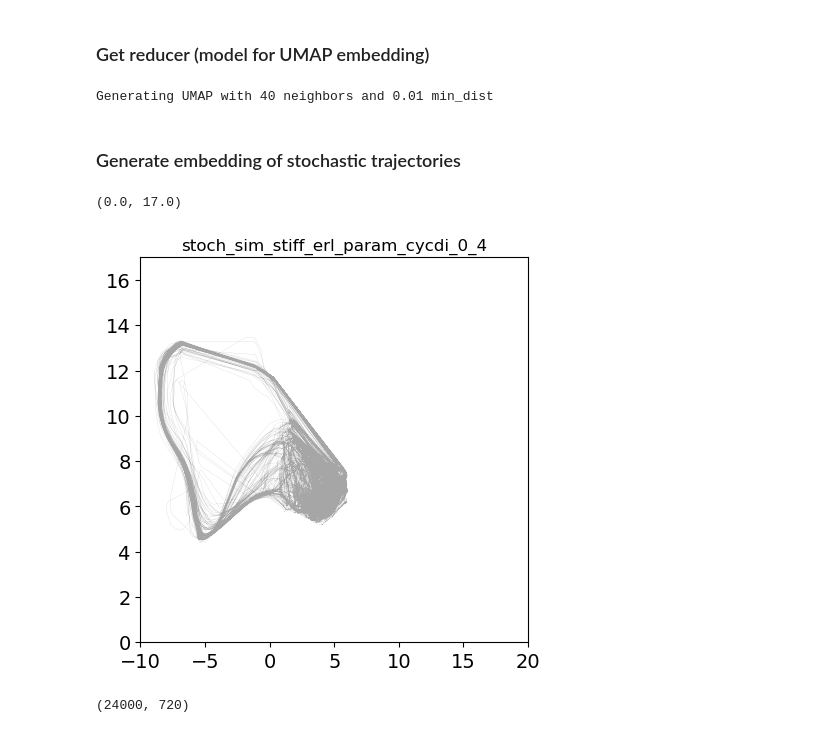
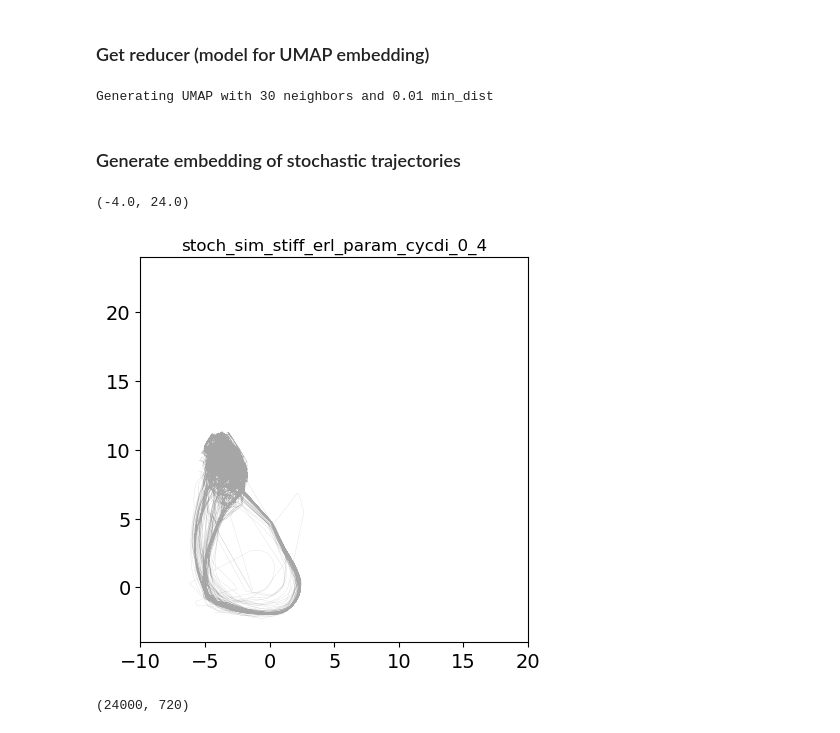
Before and after one commit to QuLab-VU/ECM_cell_cycle_model, a Jupyter notebook: Python/09_UMAP_of_CDK46i_sims.ipynb, the cells around one changed output. Drawn from its saved outputs; the diff is of its cells as text; code cells hidden in the pictures.

Commit message:
Updating CDK4/6i UMAP and Fig 7

```diff
--- a/Python/09_UMAP_of_CDK46i_sims.ipynb
+++ b/Python/09_UMAP_of_CDK46i_sims.ipynb
@@ -30,7 +30,7 @@ CURDATE = datetime.datetime.now().strftime('%Y%m%d')
 CDK46i_SIM_DIR = Path(SAVE_DIR,'cdk46i_sims')
 ORIG_SIM_DIR = Path(SAVE_DIR,'orig_sims')
 
-DOWNLOAD = True # set to true to automatically download the original data from Dropbox
+DOWNLOAD = False # set to true to automatically download the original data from Dropbox
 GENERATE_UMAP = True # Generate UMAP plots for the simulation output
 
 sys_type = sys.platform
@@ -104,14 +104,14 @@ if DOWNLOAD and not ORIG_SIM_DIR.exists() or len(list(ORIG_SIM_DIR.glob('*.csv')
         os.rmdir('orig_sims')
 # %%
 if SET_JPARAM:
-    stoch_cdk46i_filenames = [Path(SAVE_DIR,f) for f in os.listdir(SAVE_DIR) if 'stoch_sim' in f and '_psoparam_cycdi_0_4' in f]
-    stoch_cdk46i_filenames = [Path(SAVE_DIR,f) for f in os.listdir(SAVE_DIR) if 'stoch_sim' in f and '_psoparam_cycdi_0_4' in f]
-    stoch_filenames = [Path(SAVE_DIR,f) for f in os.listdir(SAVE_DIR) if 'stoch_sim' in f and '_stiff_' in f and not 'orig' in f]
+    stoch_cdk46i_filenames = [Path(CDK46i_SIM_DIR,f) for f in os.listdir(CDK46i_SIM_DIR) if 'stoch_sim' in f and '_psoparam_cycdi_0_4' in f]
+    stoch_cdk46i_filenames = [Path(CDK46i_SIM_DIR,f) for f in os.listdir(CDK46i_SIM_DIR) if 'stoch_sim' in f and '_psoparam_cycdi_0_4' in f]
+    stoch_filenames = [Path(ORIG_SIM_DIR,f) for f in os.listdir(ORIG_SIM_DIR) if 'stoch_sim' in f and '_stiff_' in f and not 'orig' in f]
     stoch_filenames.sort()
 else:
-    stoch_cdk46i_filenames = [Path(SAVE_DIR,f) for f in os.listdir(SAVE_DIR) if 'stoch_sim' in f and '_param_cycdi_0_4' in f]
-    stoch_cdk46i_filenames = [Path(SAVE_DIR,f) for f in os.listdir(SAVE_DIR) if 'stoch_sim' in f and '_param_cycdi_0_4' in f]
-    stoch_filenames = [Path(SAVE_DIR,f) for f in os.listdir(SAVE_DIR) if 'stoch_sim' in f and '_stiff_' in f and 'orig' in f]
+    stoch_cdk46i_filenames = [Path(CDK46i_SIM_DIR,f) for f in os.listdir(CDK46i_SIM_DIR) if 'stoch_sim' in f and '_param_cycdi_0_4' in f]
+    stoch_cdk46i_filenames = [Path(CDK46i_SIM_DIR,f) for f in os.listdir(CDK46i_SIM_DIR) if 'stoch_sim' in f and '_param_cycdi_0_4' in f]
+    stoch_filenames = [Path(ORIG_SIM_DIR,f) for f in os.listdir(ORIG_SIM_DIR) if 'stoch_sim' in f and '_stiff_' in f and 'orig' in f]
     stoch_filenames.sort()
 
 if DOWNLOAD:
@@ -207,7 +207,7 @@ window = 4                    # window size in hours
 time_step = 0.5               # time step between windows
 
 #umap params
-neighbs = 40
+neighbs = 30
 min_d = 0.01
 
 # set the random state for reproducibility; set to None to get different results each time
@@ -291,7 +291,7 @@ else:
         print(f'Loading reducer from {r_path}')
         reducer = joblib.load(r_path)
 # %% [output]
-Generating UMAP with 40 neighbors and 0.01 min_dist
+Generating UMAP with 30 neighbors and 0.01 min_dist
 # %% [markdown]
 ### Generate embedding of stochastic trajectories
 # %%
@@ -299,29 +299,29 @@ embedding_all_prot = reducer.transform(all_prot)
 # %%
 # Check how the UMAP projection looks
 size = (5,5)
 params = {'axes.titley': 1,
          'axes.titlepad': 5,
          'axes.labelsize': 16,
          'axes.edgecolor': "black",
          'axes.titlesize': 18,
          'xtick.labelsize': 14,
          'ytick.labelsize': 14}
 plt.rcParams.update(params)
 
 fig = plt.figure(figsize=size)
 trk_len = int(len(embedding_all_prot)/len(stoch_filenames_umap))
 trk_len_ode = int(len(embedding_all_prot)/len(stoch_filenames_umap))
 
 pos = 11
 lab = Path(stoch_filenames_umap[pos]).parts[-1].split('.csv')[0]
 plt.plot(embedding_all_prot[pos*trk_len:(pos+1)*trk_len,0], embedding_all_prot[pos*trk_len:(pos+1)*trk_len,1],
          lw=0.1, alpha=0.7, c='gray')
 plt.title(lab, fontsize=12)
 plt.xlim(-10,20)
-plt.ylim(0,17)
+plt.ylim(-4,24)
 # %% [output]
-(0.0, 17.0)
+(-4.0, 24.0)
-[figure, old version]
+[figure, new version]
 # %%
 # We don't need the full runs from the ODE solutions for the UMAP, we can use a shortened segment of the run
 win_len = int(window/dt)
```
Also changed, not shown: parts of 4 cells of this notebook, 1 other file.
